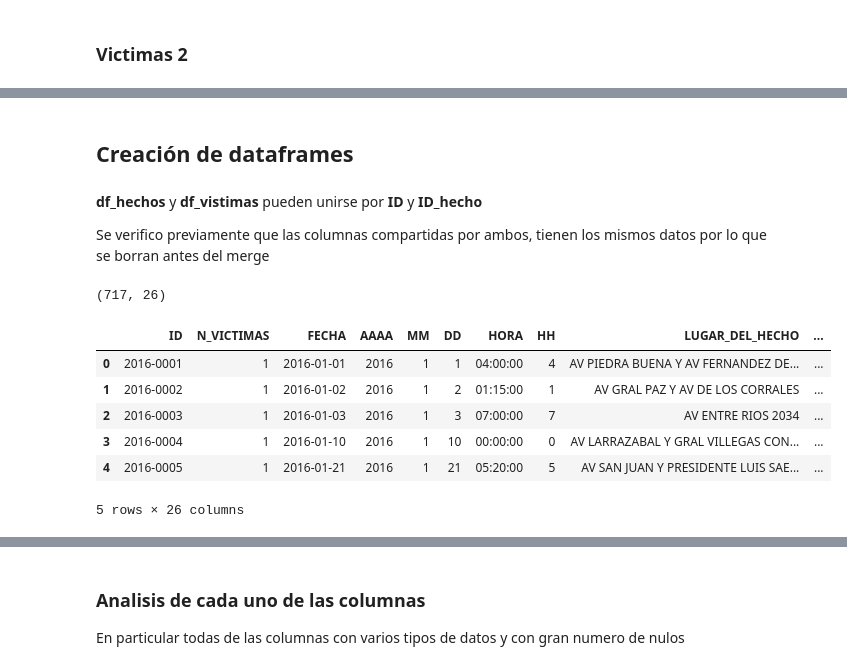
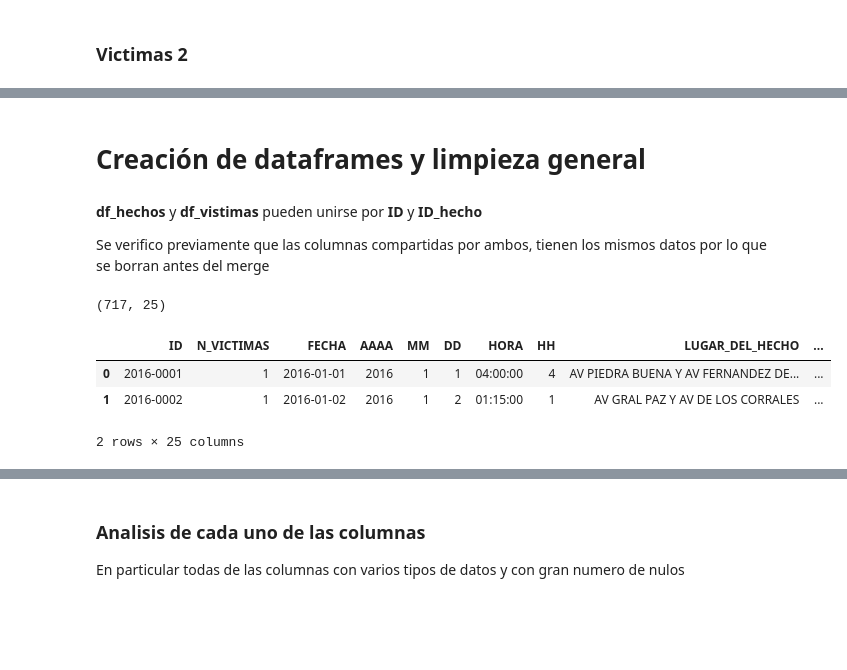
Before and after one commit to jrguignan/Proyecto-Siniestros_Viales-Data_Analyst, a Jupyter notebook: ETL - EDA.ipynb, the cells around one changed output, grey strips where cells are left out. Drawn from its saved outputs; the diff is of its cells as text; code cells hidden in the pictures; blank space fills up the shorter version.

```diff
--- a/ETL - EDA.ipynb
+++ b/ETL - EDA.ipynb
@@ -137,5 +49,5 @@ verificar_tipo_datos(df_victimas2)
 # %% [markdown]
-## Creación de dataframes
+# Creación de dataframes y limpieza general
 # %% [markdown]
 **df_hechos** y **df_vistimas** pueden unirse por **ID** y **ID_hecho** <br>
 
@@ -143,16 +55,18 @@ Se verifico previamente que las columnas compartidas por ambos, tienen los mismo
 # %%
 #Se borran las columnas que comparten ambos dataframe
 df_victimas.drop(['FECHA','AAAA','MM','DD','VICTIMA'], axis=1, inplace=True)
 #Se unen df_hechos y df_victimas a travez del id
 df_homicidios = pd.merge(df_hechos,df_victimas, how='inner', left_on='ID', right_on='ID_hecho')
+#borra la columna id_hecho, que es igual a id
+df_homicidios.drop(['ID_hecho'], axis=1, inplace=True)
+#resetea los indices
+df_homicidios.reset_index(drop=True,inplace=True)
+#Numero de filas y columnas
 print(df_homicidios.shape)
-df_homicidios.head(5)
+df_homicidios.head(2)
 # %% [output]
-(717, 26)
+(717, 25)
 |  | ID | N_VICTIMAS | FECHA | AAAA | MM | DD | HORA | HH | LUGAR_DEL_HECHO | ... |
 | 0 | 2016-0001 | 1 | 2016-01-01 | 2016 | 1 | 1 | 04:00:00 | 4 | AV PIEDRA BUENA Y AV FERNANDEZ DE... | ... |
 | 1 | 2016-0002 | 1 | 2016-01-02 | 2016 | 1 | 2 | 01:15:00 | 1 | AV GRAL PAZ Y AV DE LOS CORRALES | ... |
-| 2 | 2016-0003 | 1 | 2016-01-03 | 2016 | 1 | 3 | 07:00:00 | 7 | AV ENTRE RIOS 2034 | ... |
-| 3 | 2016-0004 | 1 | 2016-01-10 | 2016 | 1 | 10 | 00:00:00 | 0 | AV LARRAZABAL Y GRAL VILLEGAS CON... | ... |
-| 4 | 2016-0005 | 1 | 2016-01-21 | 2016 | 1 | 21 | 05:20:00 | 5 | AV SAN JUAN Y PRESIDENTE LUIS SAE... | ... |
-5 rows × 26 columns
+2 rows × 25 columns
```
Also changed, not shown: parts of 64 cells of this notebook, 2 other files.
